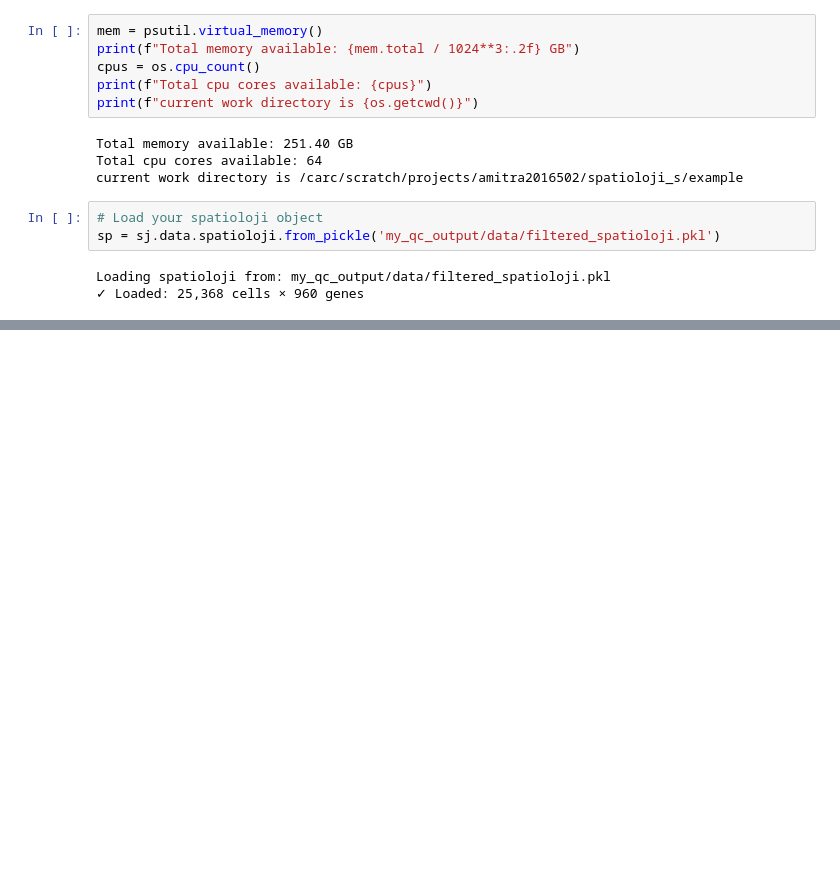
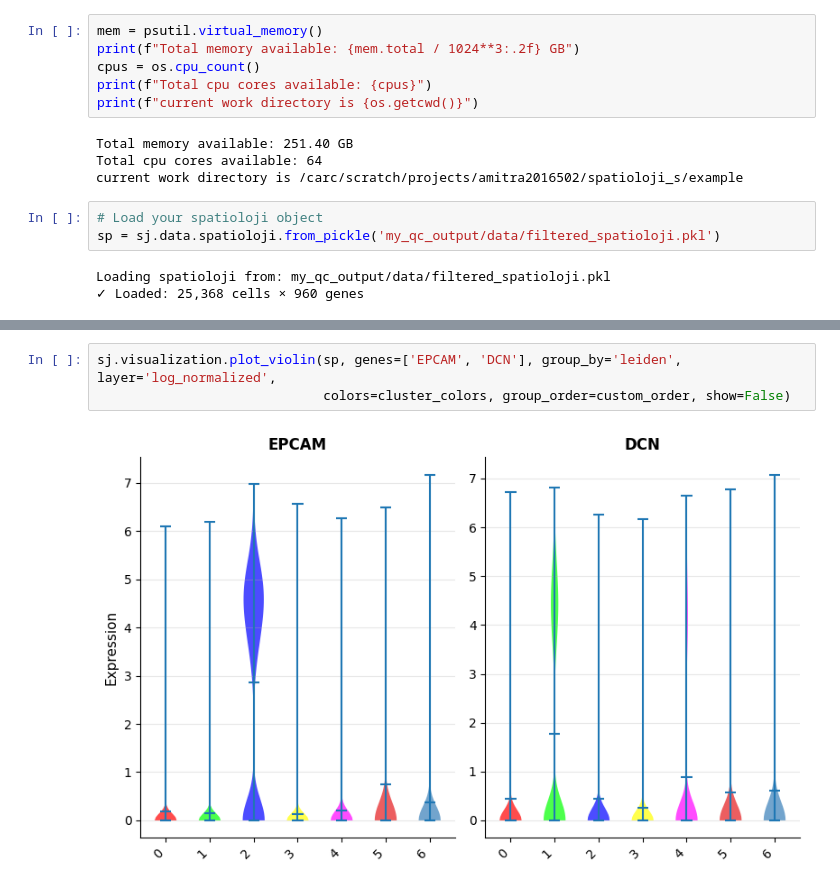
Before and after one commit to gynecoloji/spatioloji_s, a Jupyter notebook: example/processing.ipynb, the cells around one changed output, grey strips where cells are left out. Cells and saved outputs as stored; diff of their text form; blank space fills up the shorter version.

```diff
--- a/example/processing.ipynb
+++ b/example/processing.ipynb
@@ -98,0 +110,5 @@ sp._gene_meta
+# %%
+sj.visualization.plot_violin(sp, genes=['EPCAM', 'DCN'], group_by='leiden', layer='log_normalized',
+                             colors=cluster_colors, group_order=custom_order, show=False)
+# %% [output]
+[figure, added]
```
Also changed, not shown: parts of 6 cells of this notebook, 2 other files.
